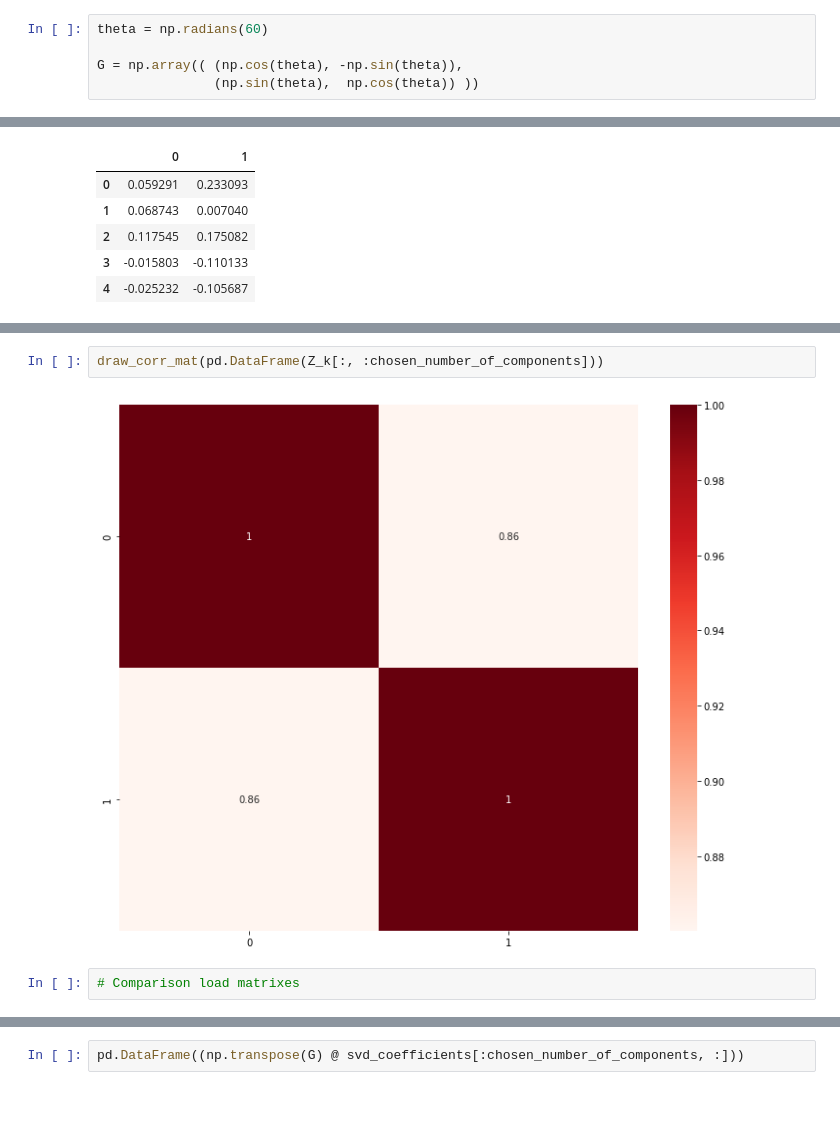
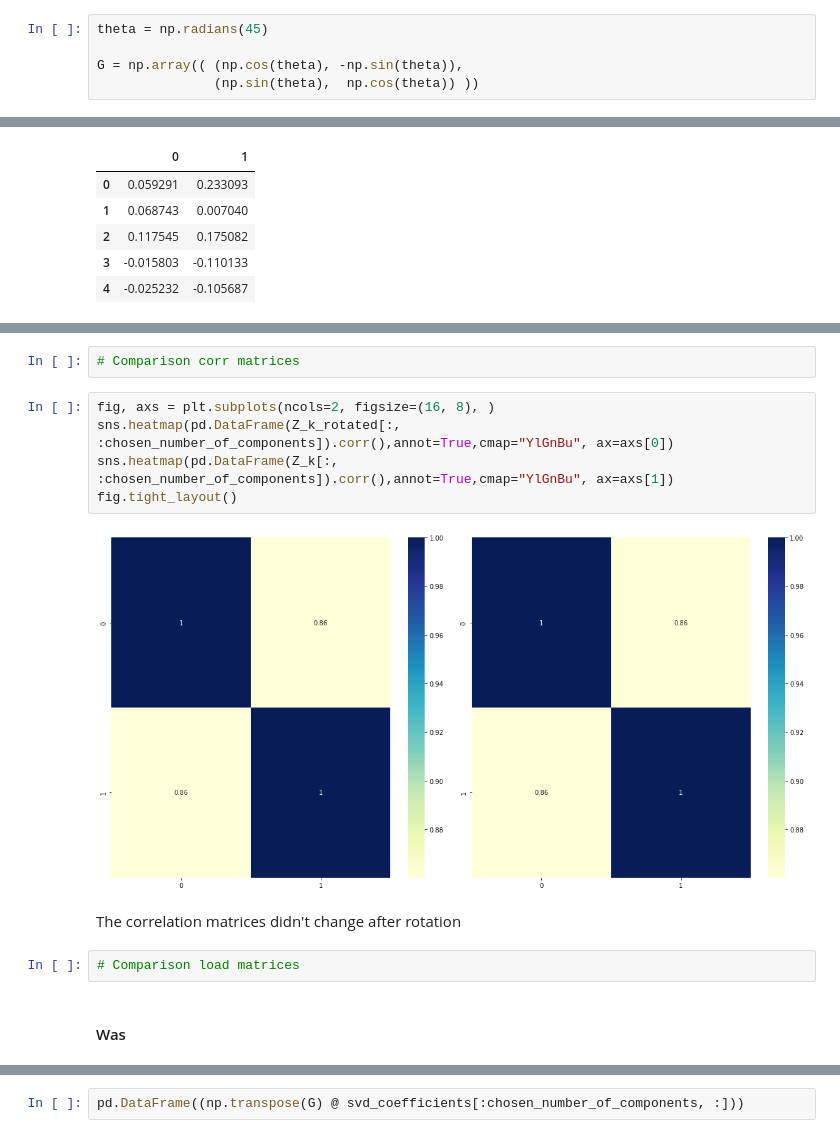
Before and after one commit to HSEDataAnalysis/LAB2, a Jupyter notebook: main.ipynb, the cells around one changed output, grey strips where cells are left out. Saved outputs shown, nothing was run; the diff lists cells and outputs as text; blank space fills up the shorter version.

```diff
--- a/main.ipynb
+++ b/main.ipynb
@@ -471,7 +473,7 @@ And we can conclude that **u_2** represent time dependent charasteristics such a
 # %% [markdown]
 > Выполнить вращения в пространстве главных факторов с целью улучшения структуры матрицы коэффициентов разложения признаков zj по главным факторам. В случае улучшения структуры, найти новое представление клиентов векторами меньшей размерности (размерности k). Построить улучшенную карту клиентов и дать ее интерпретацию.
 # %%
-theta = np.radians(60)
+theta = np.radians(45)
 
 G = np.array(( (np.cos(theta), -np.sin(theta)),
                (np.sin(theta),  np.cos(theta)) ))
@@ -514,6 +500,15 @@ draw_corr_mat(pd.DataFrame(Z_k_rotated[:, :chosen_number_of_components]))
-# %%
-draw_corr_mat(pd.DataFrame(Z_k[:, :chosen_number_of_components]))
-# %% [output]
-[figure, removed]
+# %%
+# Comparison corr matrices
+# %%
+fig, axs = plt.subplots(ncols=2, figsize=(16, 8), )
+sns.heatmap(pd.DataFrame(Z_k_rotated[:, :chosen_number_of_components]).corr(),annot=True,cmap="YlGnBu", ax=axs[0])
+sns.heatmap(pd.DataFrame(Z_k[:, :chosen_number_of_components]).corr(),annot=True,cmap="YlGnBu", ax=axs[1])
+fig.tight_layout()
+# %% [output]
+[figure, added]
+# %% [markdown]
+The correlation matrices didn't change after rotation
 # %%
-# Comparison load matrixes
+# Comparison load matrices
+# %% [markdown]
+#### Was
```
Also changed, not shown: parts of 10 cells of this notebook.
